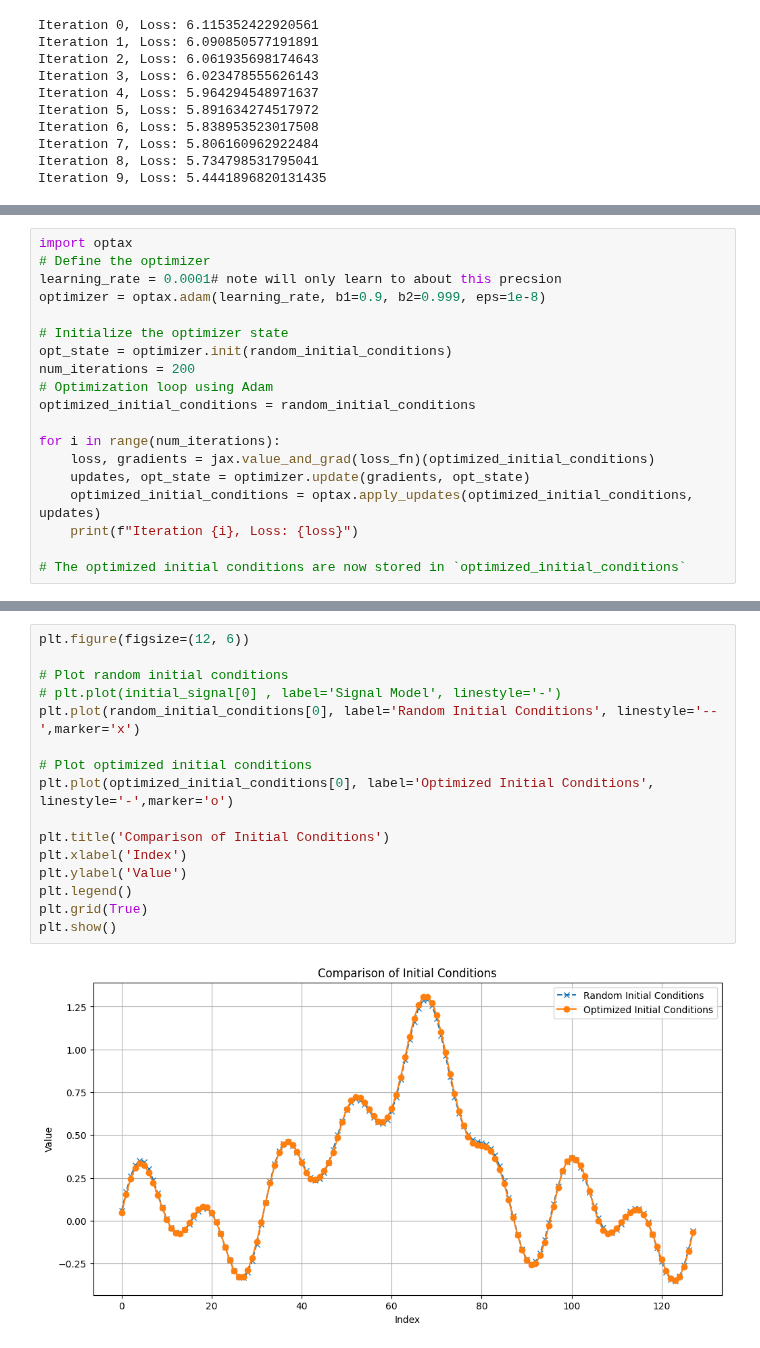
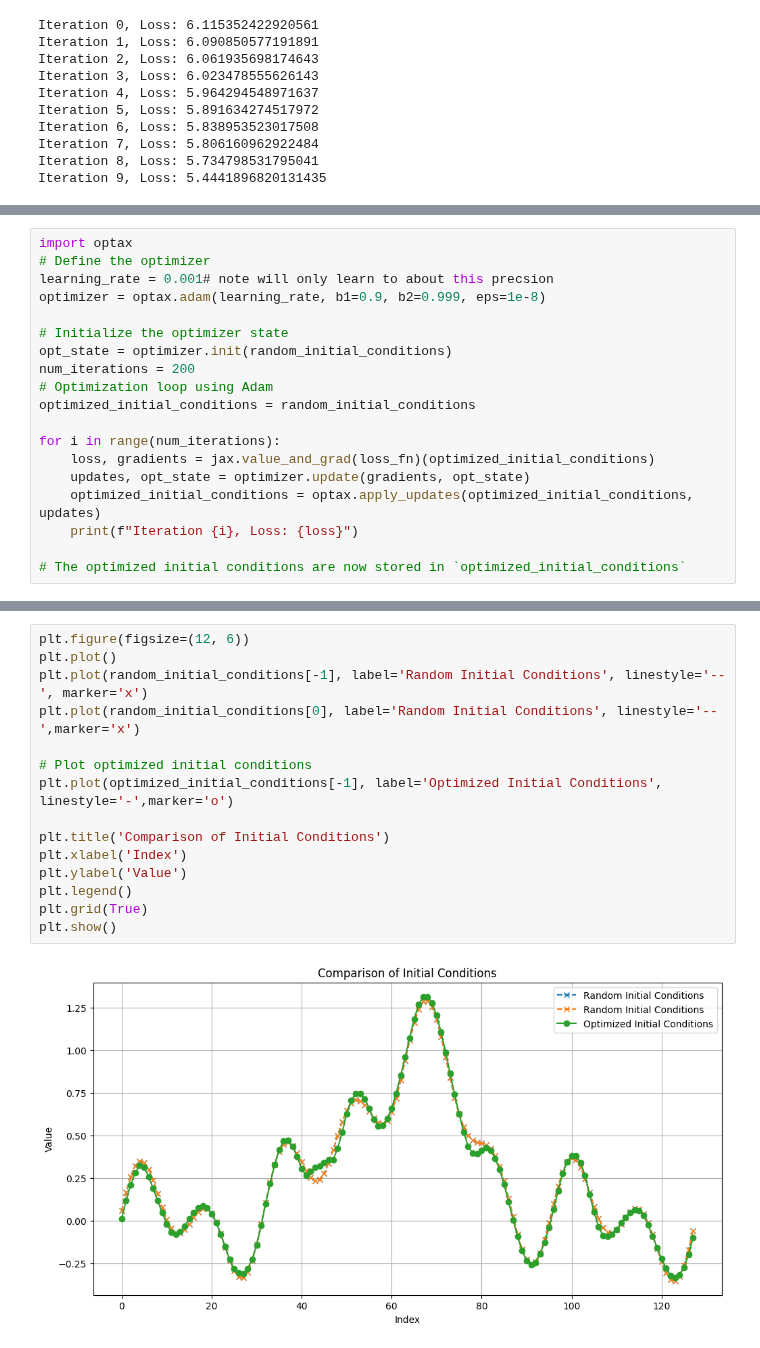
Before and after one commit to jameswoodfield/Particle_Filter, a Jupyter notebook: Check_differentiable_model.ipynb, the cells around one changed output, grey strips where cells are left out. Cells and saved outputs as stored; diff of their text form.

```diff
--- a/Check_differentiable_model.ipynb
+++ b/Check_differentiable_model.ipynb
@@ -112,7 +121,7 @@ Iteration 9, Loss: 5.4441896820131435
 # %%
 import optax
 # Define the optimizer
-learning_rate = 0.0001# note will only learn to about this precsion
+learning_rate = 0.001# note will only learn to about this precsion
 optimizer = optax.adam(learning_rate, b1=0.9, b2=0.999, eps=1e-8)
 
 # Initialize the optimizer state
@@ -149,21 +158,20 @@ Iteration 199, Loss: 4.046728872908029
 # %%
 plt.figure(figsize=(12, 6))
-
-# Plot random initial conditions
-# plt.plot(initial_signal[0] , label='Signal Model', linestyle='-')
+plt.plot()
+plt.plot(random_initial_conditions[-1], label='Random Initial Conditions', linestyle='--', marker='x')
 plt.plot(random_initial_conditions[0], label='Random Initial Conditions', linestyle='--',marker='x')
 
 # Plot optimized initial conditions
-plt.plot(optimized_initial_conditions[0], label='Optimized Initial Conditions', linestyle='-',marker='o')
+plt.plot(optimized_initial_conditions[-1], label='Optimized Initial Conditions', linestyle='-',marker='o')
 
 plt.title('Comparison of Initial Conditions')
 plt.xlabel('Index')
 plt.ylabel('Value')
 plt.legend()
 plt.grid(True)
 plt.show()
 # %% [output]
-[figure, old version]
+[figure, new version]
 # %%
 new_initial_conditions = optimized_initial_conditions
 # Run the forward model with the optimized initial conditions
```
Also changed, not shown: parts of 8 cells of this notebook, 14 other files.
